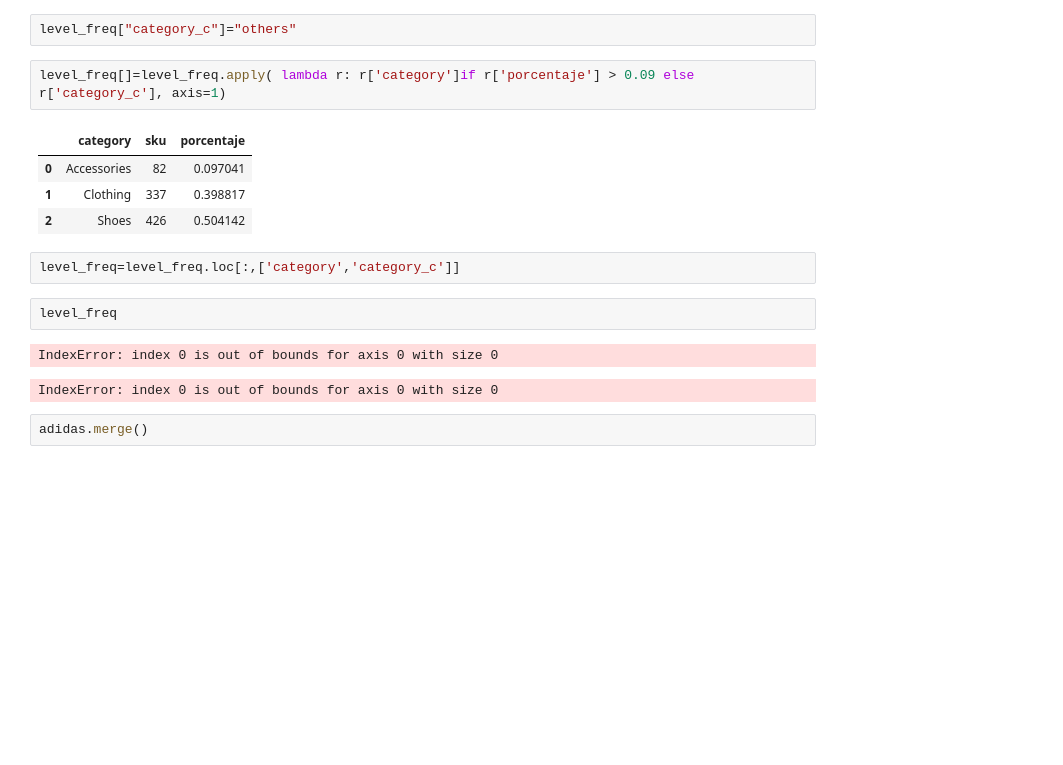
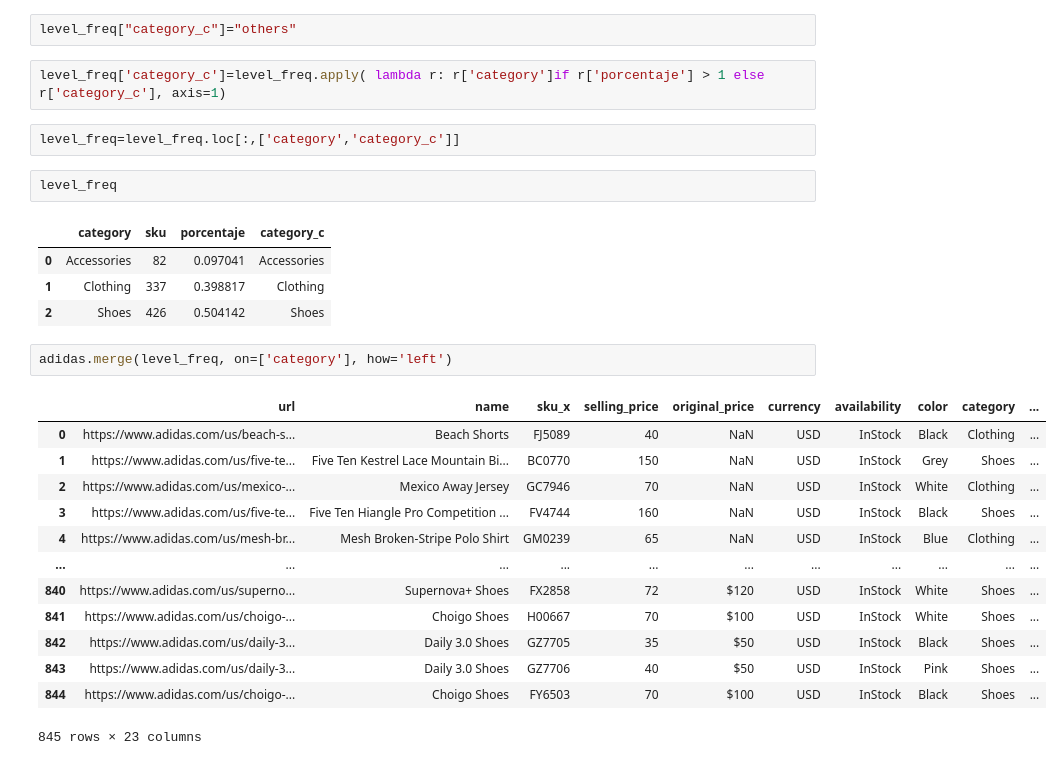
Before and after one commit to Tichan05/TAREA_IA_Transformaciones-datos-categ-ricos, a Jupyter notebook: Untitled.ipynb, the cells around one changed output. Saved outputs shown, nothing was run; the diff lists cells and outputs as text; blank space fills up the shorter version.

```diff
--- a/Untitled.ipynb
+++ b/Untitled.ipynb
@@ -142,18 +142,29 @@ level_freq=level_freq.sort_values(["porcentaje"], ascending=False)
 # %%
 level_freq["category_c"]="others"
 # %%
-level_freq[]=level_freq.apply( lambda r: r['category']if r['porcentaje'] > 0.09 else r['category_c'], axis=1)
+level_freq['category_c']=level_freq.apply( lambda r: r['category']if r['porcentaje'] > 1 else r['category_c'], axis=1)
-# %% [output]
-|  | category | sku | porcentaje |
-| 0 | Accessories | 82 | 0.097041 |
-| 1 | Clothing | 337 | 0.398817 |
-| 2 | Shoes | 426 | 0.504142 |
 # %%
 level_freq=level_freq.loc[:,['category','category_c']]
 # %%
 level_freq
 # %% [output]
-IndexError: index 0 is out of bounds for axis 0 with size 0
-IndexError: index 0 is out of bounds for axis 0 with size 0
+|  | category | sku | porcentaje | category_c |
+| 0 | Accessories | 82 | 0.097041 | Accessories |
+| 1 | Clothing | 337 | 0.398817 | Clothing |
+| 2 | Shoes | 426 | 0.504142 | Shoes |
 # %%
-adidas.merge()
+adidas.merge(level_freq, on=['category'], how='left')
+# %% [output]
+|  | url | name | sku_x | selling_price | original_price | currency | availability | color | category | ... |
+| 0 | https://www.adidas.com/us/beach-s... | Beach Shorts | FJ5089 | 40 | NaN | USD | InStock | Black | Clothing | ... |
+| 1 | https://www.adidas.com/us/five-te... | Five Ten Kestrel Lace Mountain Bi... | BC0770 | 150 | NaN | USD | InStock | Grey | Shoes | ... |
+| 2 | https://www.adidas.com/us/mexico-... | Mexico Away Jersey | GC7946 | 70 | NaN | USD | InStock | White | Clothing | ... |
+| 3 | https://www.adidas.com/us/five-te... | Five Ten Hiangle Pro Competition ... | FV4744 | 160 | NaN | USD | InStock | Black | Shoes | ... |
+| 4 | https://www.adidas.com/us/mesh-br... | Mesh Broken-Stripe Polo Shirt | GM0239 | 65 | NaN | USD | InStock | Blue | Clothing | ... |
+| ... | ... | ... | ... | ... | ... | ... | ... | ... | ... | ... |
+| 840 | https://www.adidas.com/us/superno... | Supernova+ Shoes | FX2858 | 72 | $120 | USD | InStock | White | Shoes | ... |
+| 841 | https://www.adidas.com/us/choigo-... | Choigo Shoes | H00667 | 70 | $100 | USD | InStock | White | Shoes | ... |
+| 842 | https://www.adidas.com/us/daily-3... | Daily 3.0 Shoes | GZ7705 | 35 | $50 | USD | InStock | Black | Shoes | ... |
+| 843 | https://www.adidas.com/us/daily-3... | Daily 3.0 Shoes | GZ7706 | 40 | $50 | USD | InStock | Pink | Shoes | ... |
+| 844 | https://www.adidas.com/us/choigo-... | Choigo Shoes | FY6503 | 70 | $100 | USD | InStock | Black | Shoes | ... |
+845 rows × 23 columns
```
